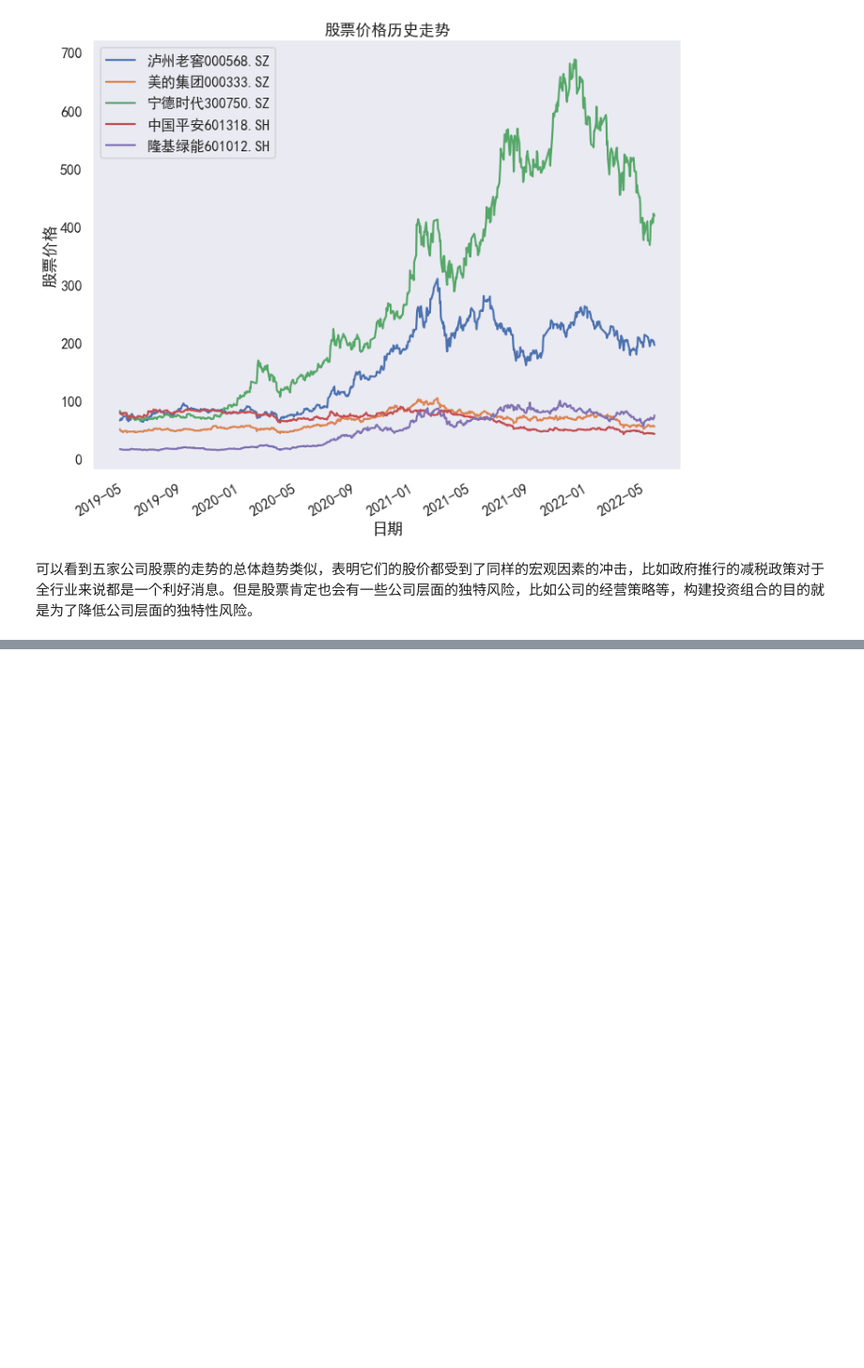
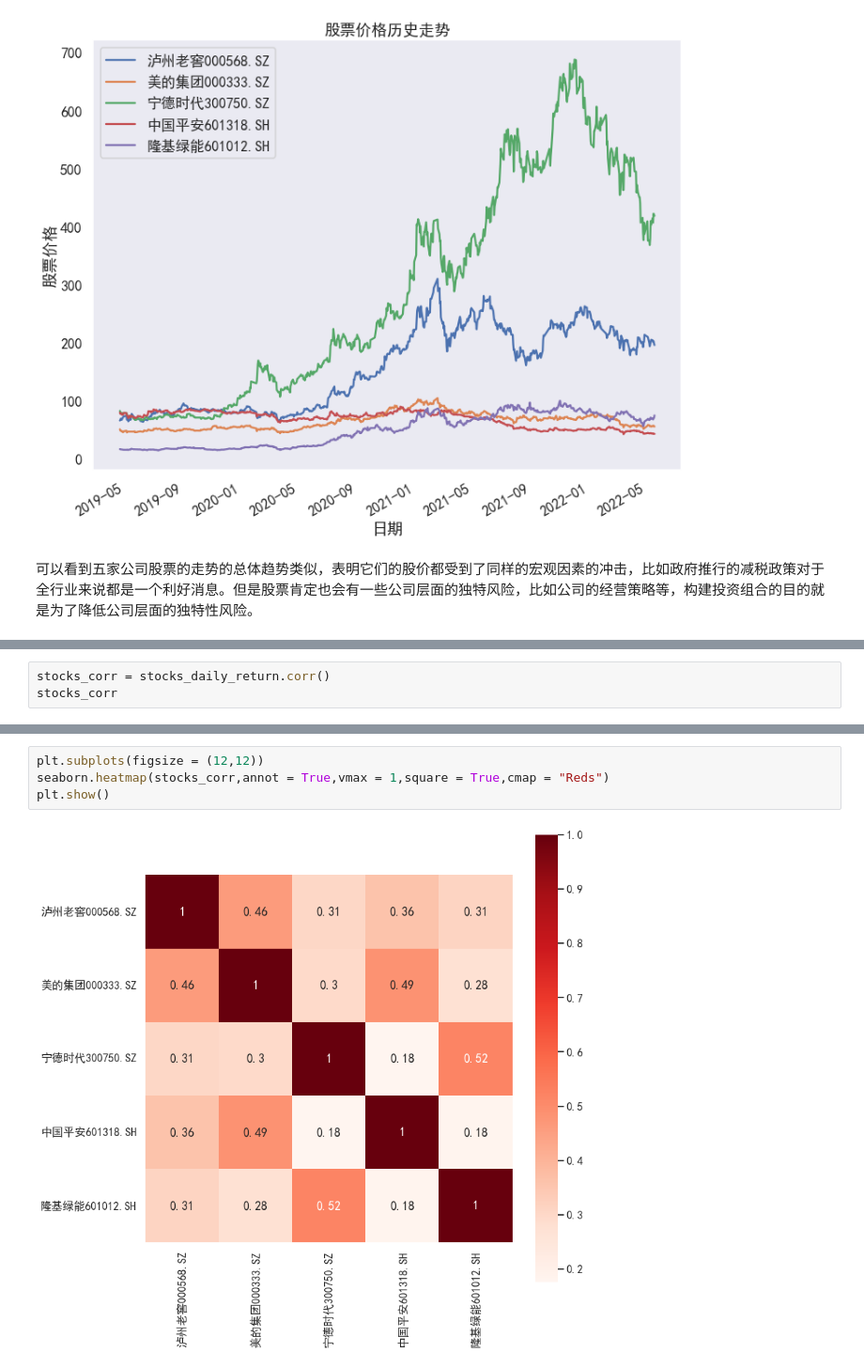
Before and after one commit to Monsoon007/Markowitz-Efficient-Frontier, a Jupyter notebook: 股票有效组合.ipynb, the cells around one changed output, grey strips where cells are left out. Shown at 94% size. Drawn from its saved outputs; the diff is of its cells as text; blank space fills up the shorter version.

```diff
--- a/股票有效组合.ipynb
+++ b/股票有效组合.ipynb
@@ -82,0 +103,3 @@ stocks.head()
+# %%
+stocks_corr = stocks_daily_return.corr()
+stocks_corr
@@ -82,0 +113,6 @@ stocks.head()
+# %%
+plt.subplots(figsize = (12,12))
+seaborn.heatmap(stocks_corr,annot = True,vmax = 1,square = True,cmap = "Reds")
+plt.show()
+# %% [output]
+[figure, added]
```
Also changed, not shown: parts of 13 cells of this notebook.
